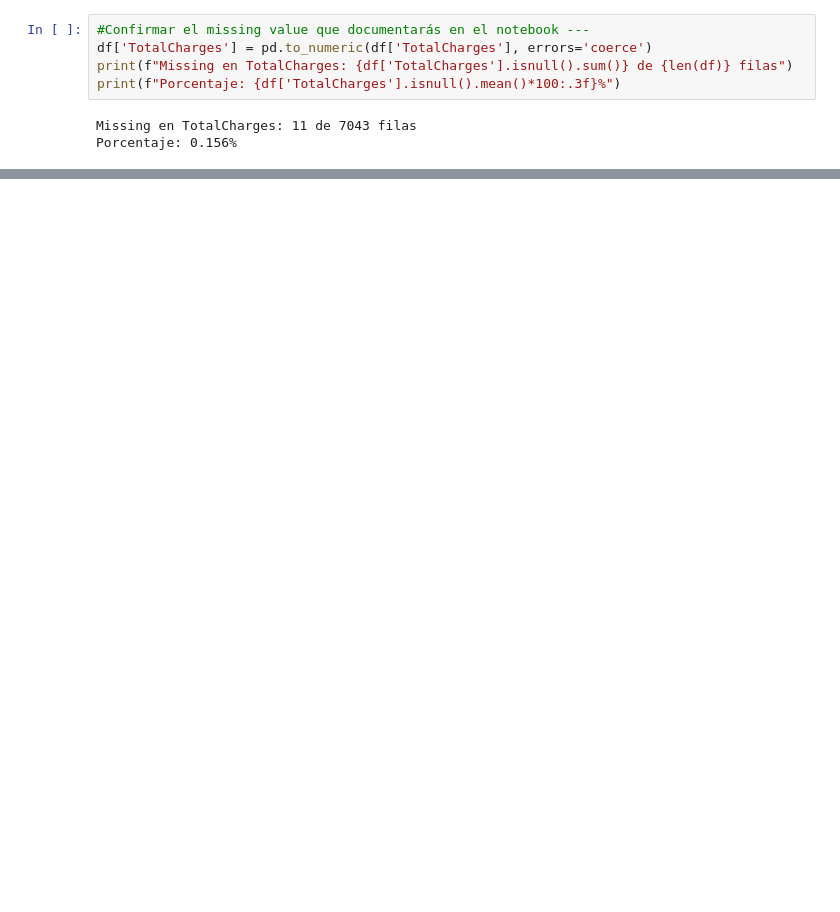
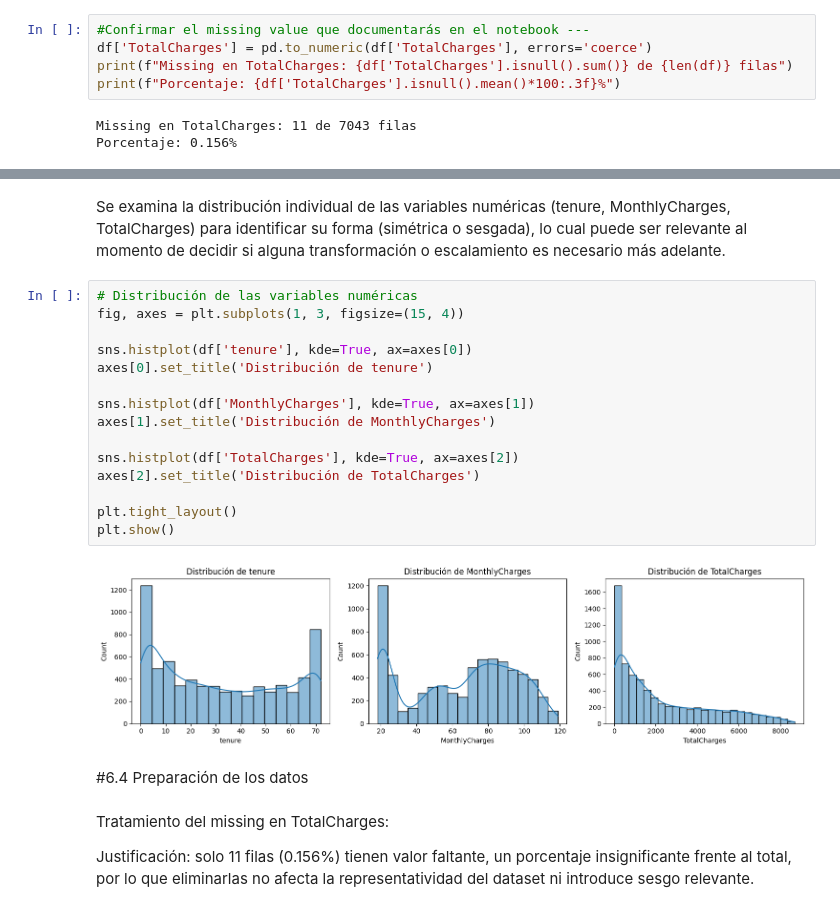
Before and after one commit to deisyrestrepoo/Prediccion-Churn-Clientes-Telco-Customer-Churn, a Jupyter notebook: fase-1/notebook.ipynb, the cells around one changed output, grey strips where cells are left out. Cells and saved outputs as stored; diff of their text form; blank space fills up the shorter version.

```diff
--- a/fase-1/notebook.ipynb
+++ b/fase-1/notebook.ipynb
@@ -107,0 +310,29 @@ Porcentaje: 0.156%
+# %% [markdown]
+Se examina la distribución individual de las variables numéricas (tenure,
+MonthlyCharges, TotalCharges) para identificar su forma (simétrica o sesgada),
+lo cual puede ser relevante al momento de decidir si alguna transformación o
+escalamiento es necesario más adelante.
+# %%
+# Distribución de las variables numéricas
+fig, axes = plt.subplots(1, 3, figsize=(15, 4))
+
+sns.histplot(df['tenure'], kde=True, ax=axes[0])
+axes[0].set_title('Distribución de tenure')
+
+sns.histplot(df['MonthlyCharges'], kde=True, ax=axes[1])
+axes[1].set_title('Distribución de MonthlyCharges')
+
+sns.histplot(df['TotalCharges'], kde=True, ax=axes[2])
+axes[2].set_title('Distribución de TotalCharges')
+
+plt.tight_layout()
+plt.show()
+# %% [output]
+[figure, added]
+# %% [markdown]
+#6.4 Preparación de los datos
+# %% [markdown]
+Tratamiento del missing en TotalCharges:
+
+Justificación: solo 11 filas (0.156%) tienen valor faltante, un porcentaje insignificante frente al total, por lo que eliminarlas no afecta la
+representatividad del dataset ni introduce sesgo relevante.
```
Also changed, not shown: parts of 39 cells of this notebook.
